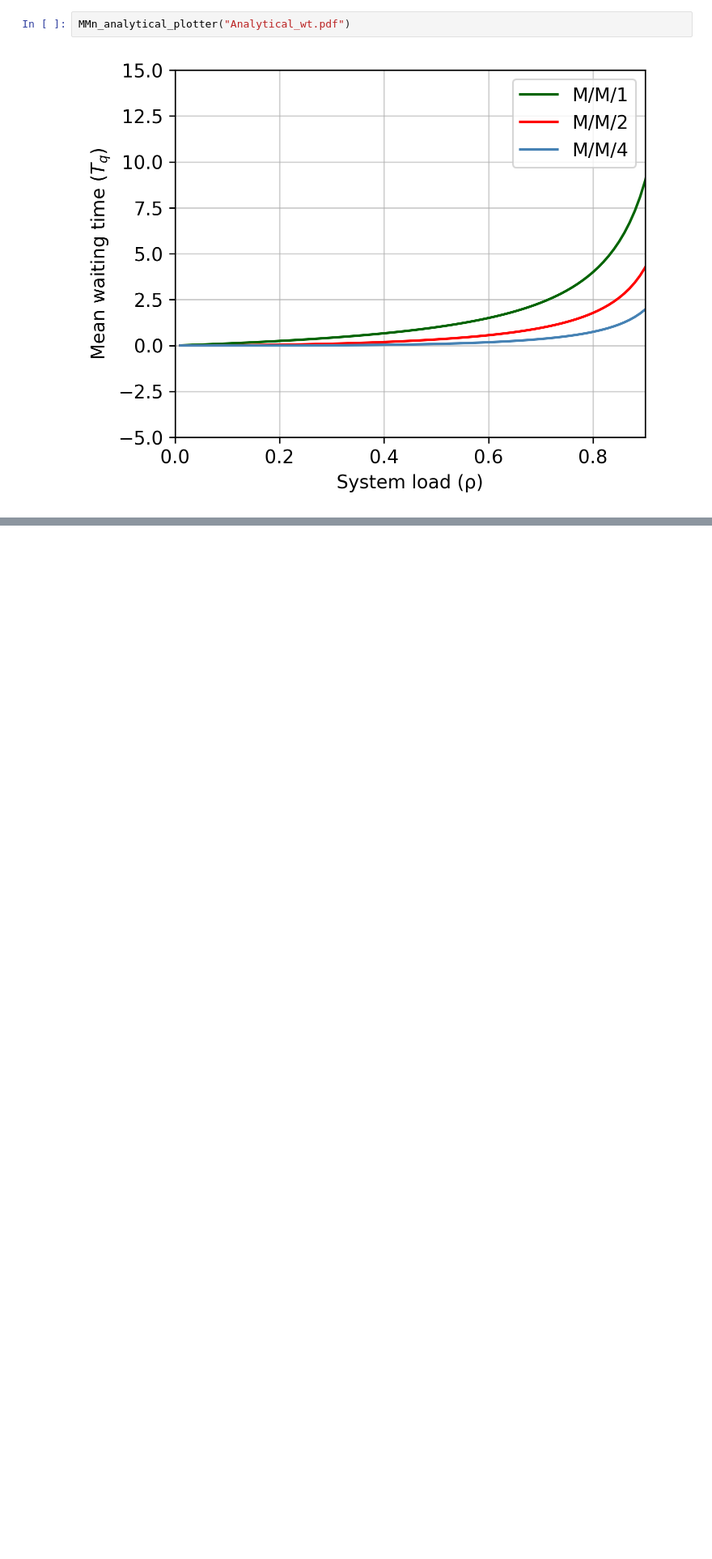
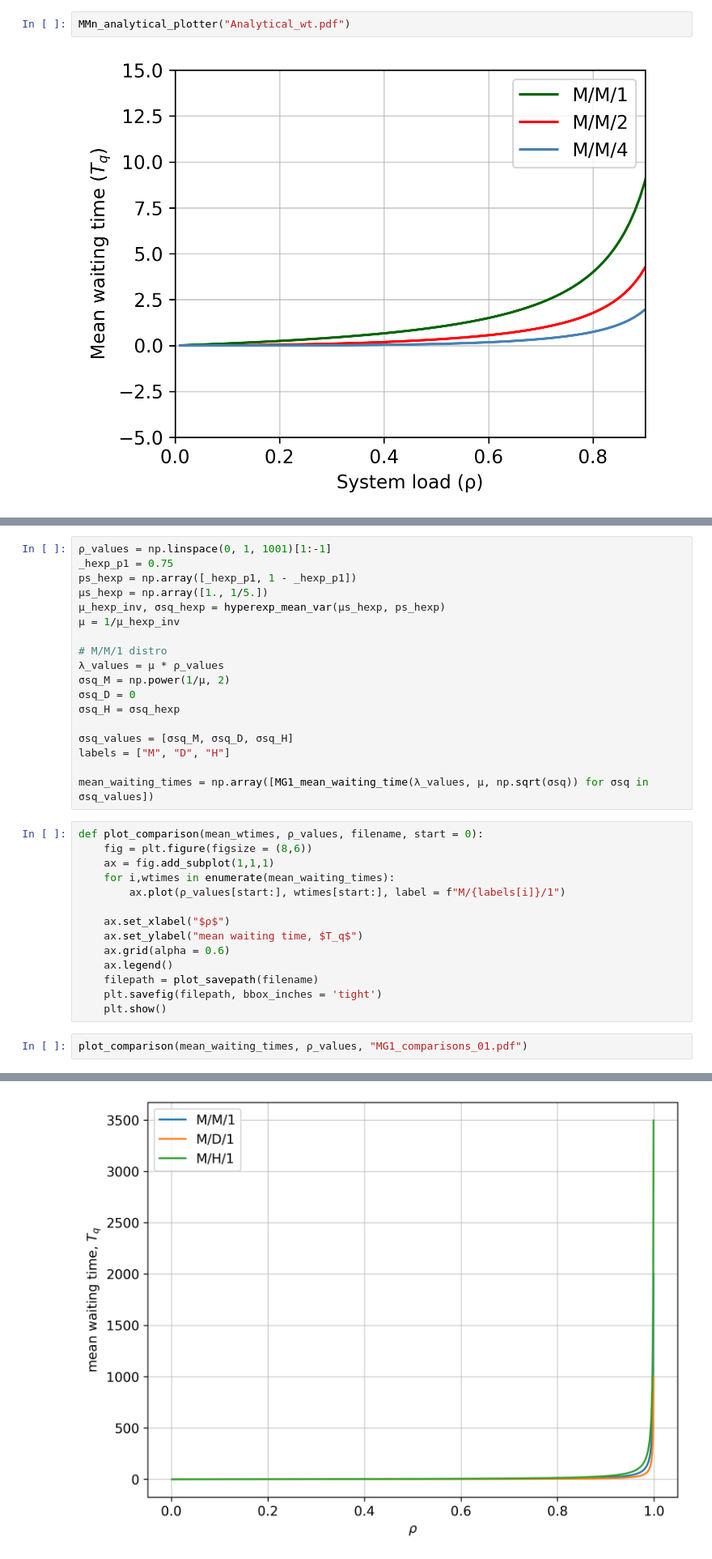
Before and after one commit to loonatick-src/stochastic-sim-2, a Jupyter notebook: analytical_plots.ipynb, the cells around one changed output, grey strips where cells are left out. Shown at 81% size. Drawn from its saved outputs; the diff is of its cells as text; blank space fills up the shorter version.

Commit message:
Comparison plots for M/M,H,D/1

```diff
--- a/analytical_plots.ipynb
+++ b/analytical_plots.ipynb
@@ -65,0 +59,35 @@ MMn_mean_waiting_time(0.9, 1, 1)
+# %%
+ρ_values = np.linspace(0, 1, 1001)[1:-1]
+_hexp_p1 = 0.75
+ps_hexp = np.array([_hexp_p1, 1 - _hexp_p1])
+μs_hexp = np.array([1., 1/5.])
+μ_hexp_inv, σsq_hexp = hyperexp_mean_var(μs_hexp, ps_hexp)
+μ = 1/μ_hexp_inv
+
+# M/M/1 distro
+λ_values = μ * ρ_values
+σsq_M = np.power(1/μ, 2)
+σsq_D = 0
+σsq_H = σsq_hexp
+
+σsq_values = [σsq_M, σsq_D, σsq_H]
+labels = ["M", "D", "H"]
+
+mean_waiting_times = np.array([MG1_mean_waiting_time(λ_values, μ, np.sqrt(σsq)) for σsq in σsq_values])
+# %%
+def plot_comparison(mean_wtimes, ρ_values, filename, start = 0):
+    fig = plt.figure(figsize = (8,6))
+    ax = fig.add_subplot(1,1,1)
+    for i,wtimes in enumerate(mean_waiting_times):
+        ax.plot(ρ_values[start:], wtimes[start:], label = f"M/{labels[i]}/1")
+
+    ax.set_xlabel("$ρ$")
+    ax.set_ylabel("mean waiting time, $T_q$")
+    ax.grid(alpha = 0.6)
+    ax.legend()
+    filepath = plot_savepath(filename)
+    plt.savefig(filepath, bbox_inches = 'tight')
+    plt.show()
+# %%
+plot_comparison(mean_waiting_times, ρ_values, "MG1_comparisons_01.pdf")
+# %% [output]
@@ -65,0 +99 @@ MMn_mean_waiting_time(0.9, 1, 1)
+[figure, added]
```
Also changed, not shown: parts of 5 cells of this notebook, 3 other files.
